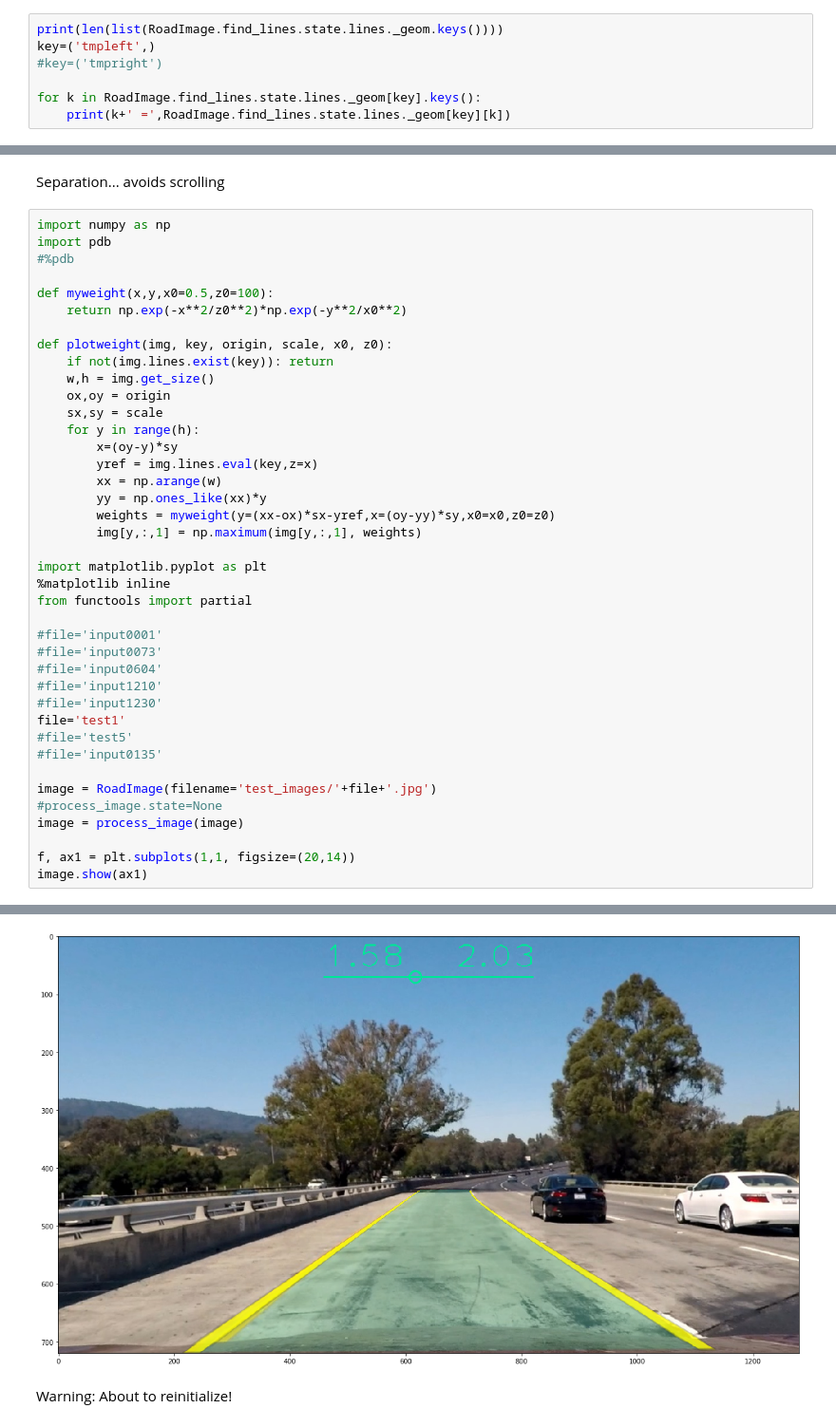
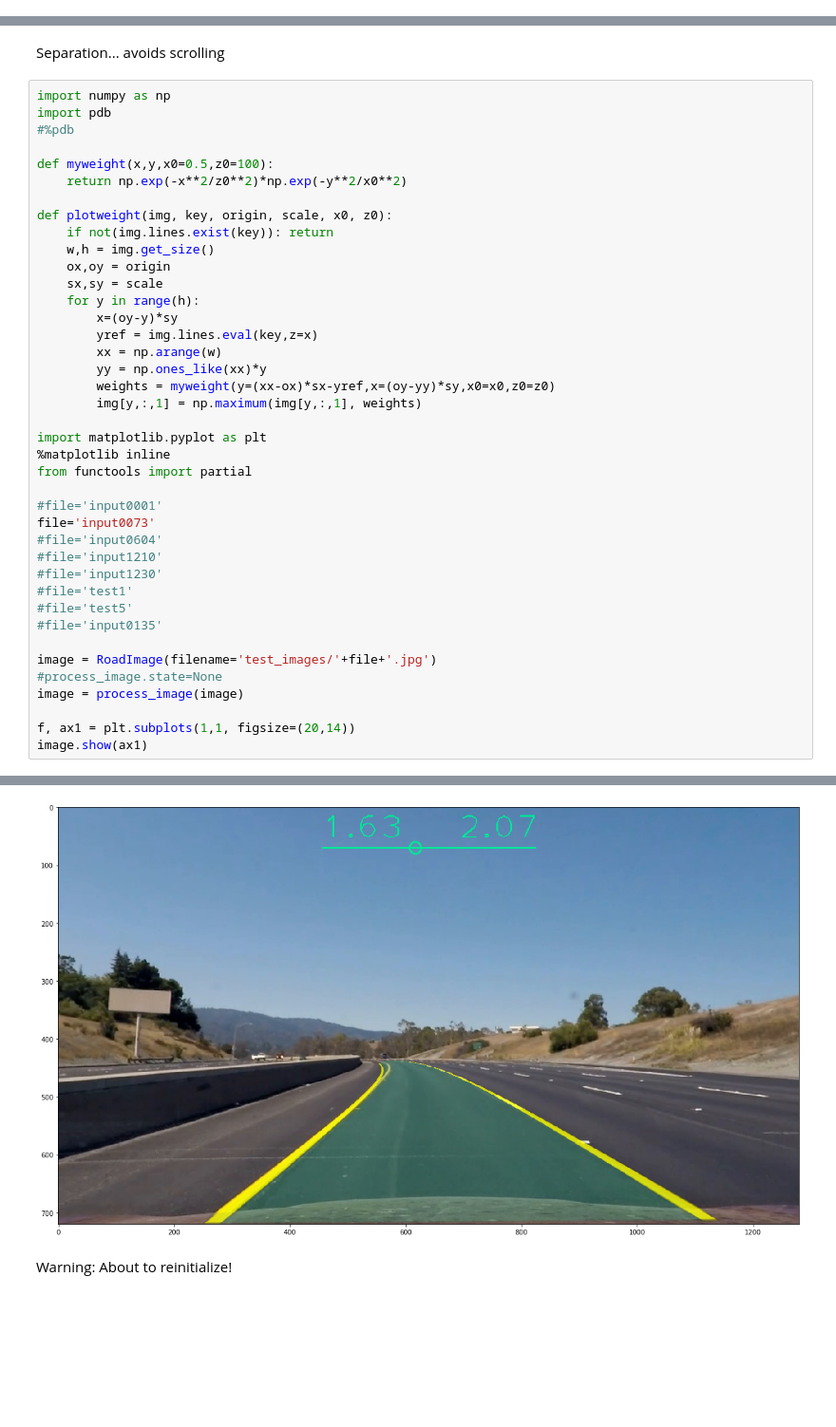
Before and after one commit to lepeuvedic/CarND-Advanced-Lane-Lines, a Jupyter notebook: code.ipynb, the cells around one changed output, grey strips where cells are left out. Shown at 95% size. Saved outputs shown, nothing was run; the diff lists cells and outputs as text; blank space fills up the shorter version.

```diff
--- a/code.ipynb
+++ b/code.ipynb
@@ -410,10 +455,3 @@ scoring: 0.813269014703 0.752034329056 0.999167083351
 DEBUG: p(5,0)= ([1.3621495550593543, -0.1317339803766007, 0.0019421870351988262, 0.0],)
 scores: cust=1.00  weight=0.99  derbounds=0.96
 [figure]
-# %%
-print(len(list(RoadImage.find_lines.state.lines._geom.keys())))
-key=('tmpleft',)
-#key=('tmpright')
-
-for k in RoadImage.find_lines.state.lines._geom[key].keys():
-    print(k+' =',RoadImage.find_lines.state.lines._geom[key][k])
@@ -454,11 +501,11 @@ import matplotlib.pyplot as plt
 from functools import partial
 
 #file='input0001'
-#file='input0073'
+file='input0073'
 #file='input0604'
 #file='input1210'
 #file='input1230'
-file='test1'
+#file='test1'
 #file='test5'
 #file='input0135'
 
@@ -475,6 +524,6 @@ Initialization.
 Initializing left line.
 Initializing right line.
-[figure, old version]
+[figure, new version]
 # %% [markdown]
 Warning: About to reinitialize!
 # %%
```
Also changed, not shown: parts of 7 cells of this notebook, 3 other files.
